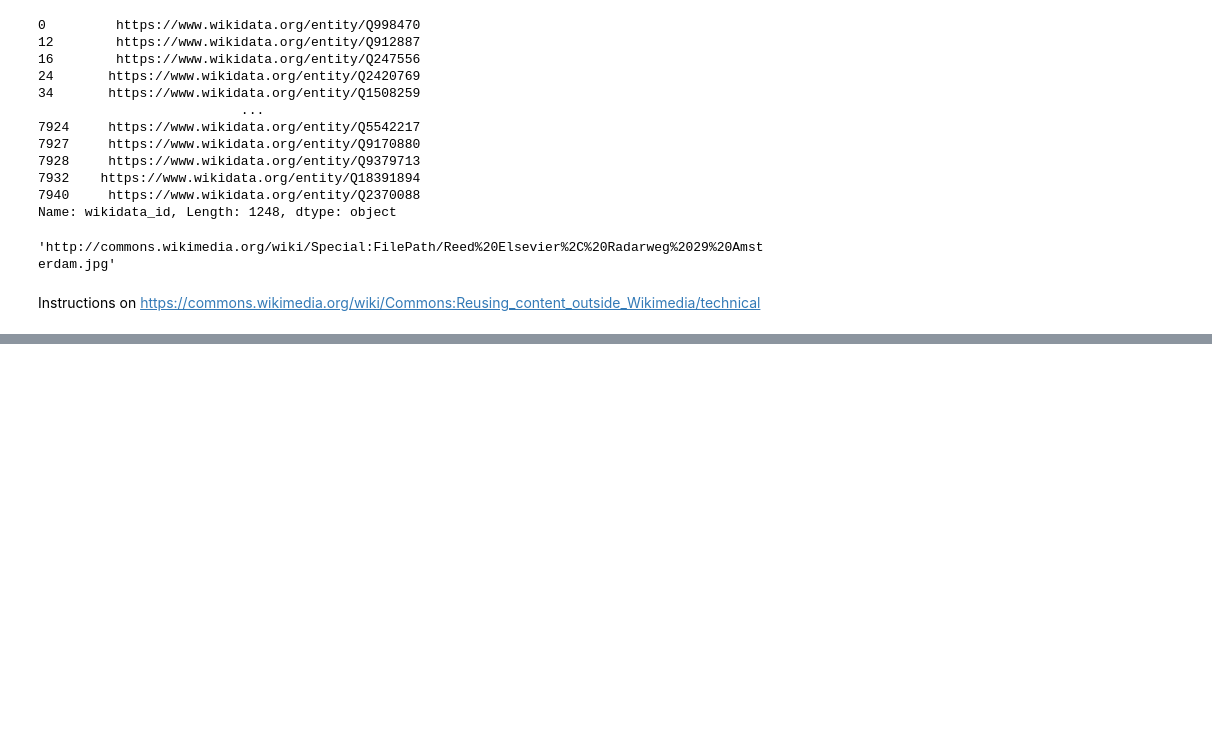
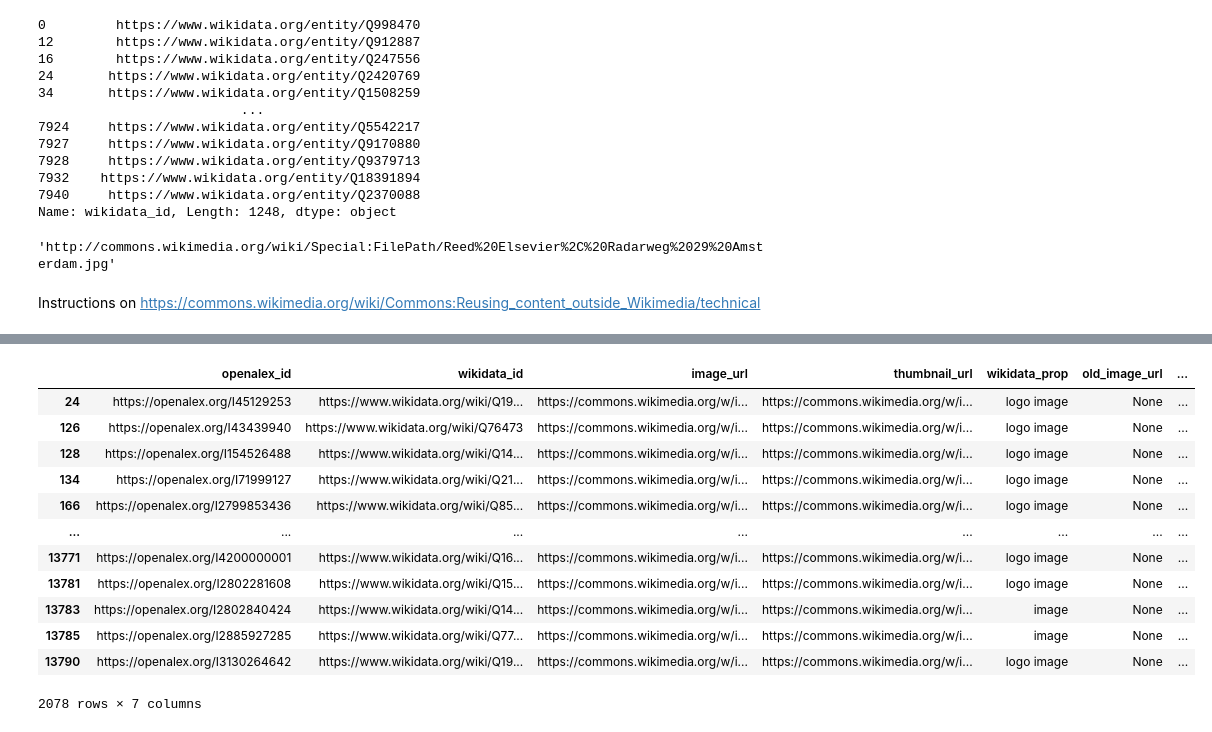
Before and after one commit to h1-the-swan/openalex-sandbox, a Jupyter notebook: notebooks/logos_from_wikidata.ipynb, the cells around one changed output, grey strips where cells are left out. Drawn from its saved outputs; the diff is of its cells as text; code cells hidden in the pictures; blank space fills up the shorter version.

```diff
--- a/notebooks/logos_from_wikidata.ipynb
+++ b/notebooks/logos_from_wikidata.ipynb
@@ -182,0 +511,17 @@ df_out.to_csv('../output/publishers_image_thumbnail_urls.csv', index=False)
+# %%
+_df = df_out[df_out['old_image_url'].isna()]
+_df
+# %% [output]
+|  | openalex_id | wikidata_id | image_url | thumbnail_url | wikidata_prop | old_image_url | ... |
+| 24 | https://openalex.org/I45129253 | https://www.wikidata.org/wiki/Q19... | https://commons.wikimedia.org/w/i... | https://commons.wikimedia.org/w/i... | logo image | None | ... |
+| 126 | https://openalex.org/I43439940 | https://www.wikidata.org/wiki/Q76473 | https://commons.wikimedia.org/w/i... | https://commons.wikimedia.org/w/i... | logo image | None | ... |
+| 128 | https://openalex.org/I154526488 | https://www.wikidata.org/wiki/Q14... | https://commons.wikimedia.org/w/i... | https://commons.wikimedia.org/w/i... | logo image | None | ... |
+| 134 | https://openalex.org/I71999127 | https://www.wikidata.org/wiki/Q21... | https://commons.wikimedia.org/w/i... | https://commons.wikimedia.org/w/i... | logo image | None | ... |
+| 166 | https://openalex.org/I2799853436 | https://www.wikidata.org/wiki/Q85... | https://commons.wikimedia.org/w/i... | https://commons.wikimedia.org/w/i... | logo image | None | ... |
+| ... | ... | ... | ... | ... | ... | ... | ... |
+| 13771 | https://openalex.org/I4200000001 | https://www.wikidata.org/wiki/Q16... | https://commons.wikimedia.org/w/i... | https://commons.wikimedia.org/w/i... | logo image | None | ... |
+| 13781 | https://openalex.org/I2802281608 | https://www.wikidata.org/wiki/Q15... | https://commons.wikimedia.org/w/i... | https://commons.wikimedia.org/w/i... | logo image | None | ... |
+| 13783 | https://openalex.org/I2802840424 | https://www.wikidata.org/wiki/Q14... | https://commons.wikimedia.org/w/i... | https://commons.wikimedia.org/w/i... | image | None | ... |
+| 13785 | https://openalex.org/I2885927285 | https://www.wikidata.org/wiki/Q77... | https://commons.wikimedia.org/w/i... | https://commons.wikimedia.org/w/i... | image | None | ... |
+| 13790 | https://openalex.org/I3130264642 | https://www.wikidata.org/wiki/Q19... | https://commons.wikimedia.org/w/i... | https://commons.wikimedia.org/w/i... | logo image | None | ... |
+2078 rows × 7 columns
```
Also changed, not shown: parts of 42 cells of this notebook.
